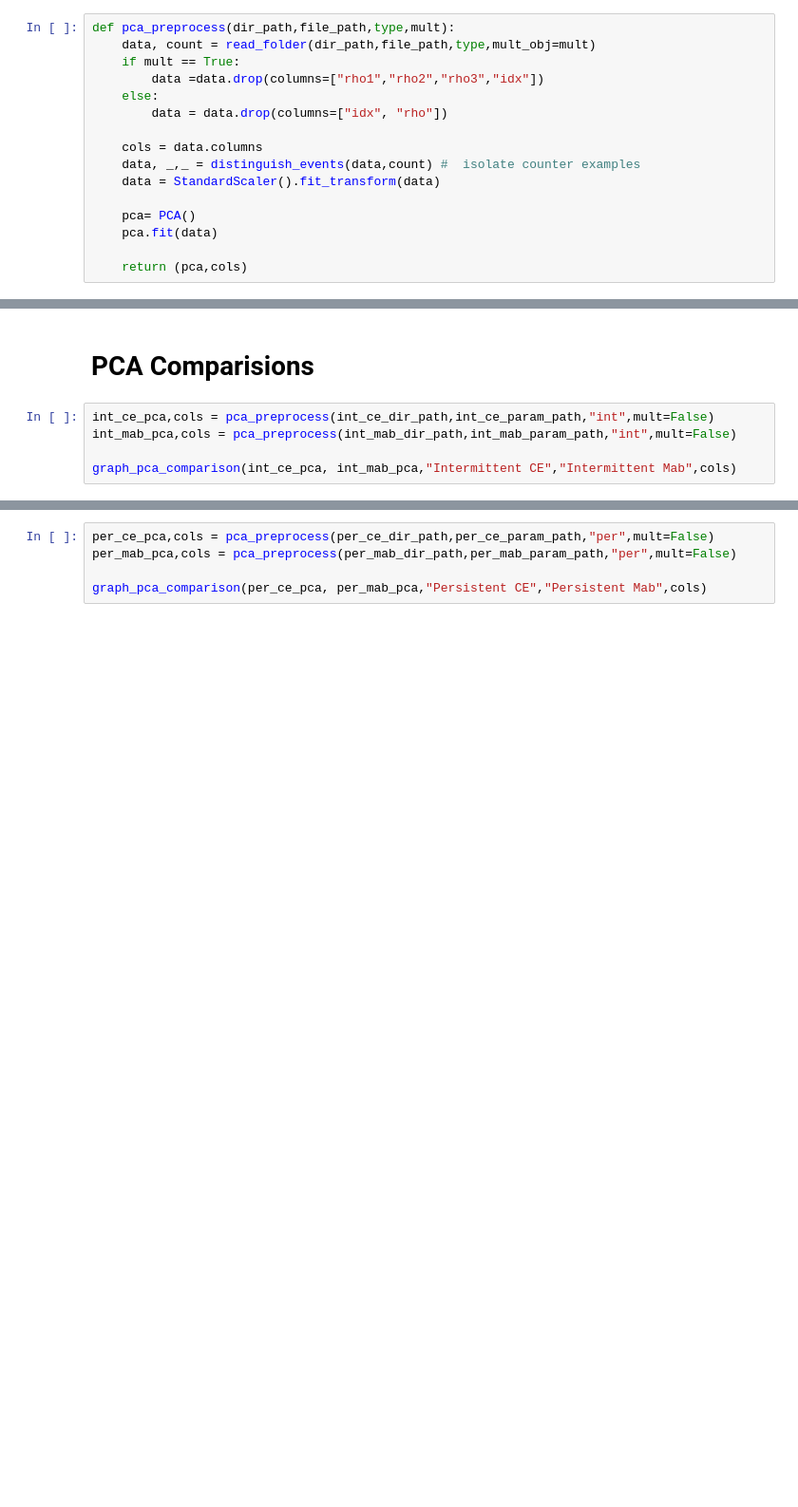
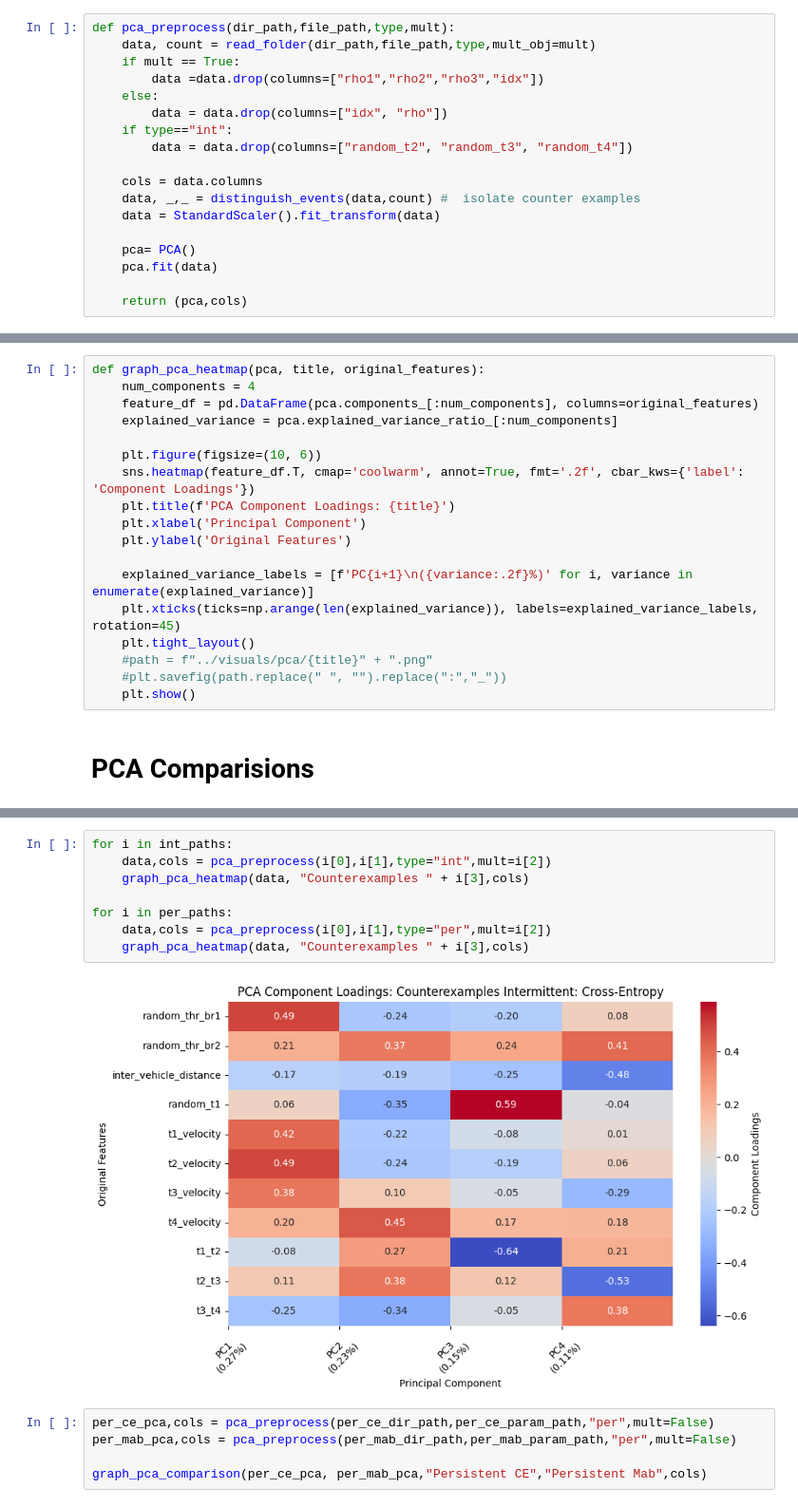
Before and after one commit to Kv139/acc_verifai, a Jupyter notebook: acc_verifai/scenarios-dddas/analyze_data.ipynb, the cells around one changed output, grey strips where cells are left out. Shown at 95% size. Drawn from its saved outputs; the diff is of its cells as text; blank space fills up the shorter version.

```diff
--- a/acc_verifai/scenarios-dddas/analyze_data.ipynb
+++ b/acc_verifai/scenarios-dddas/analyze_data.ipynb
@@ -611,6 +611,8 @@ def pca_preprocess(dir_path,file_path,type,mult):
         data =data.drop(columns=["rho1","rho2","rho3","idx"])
     else:
         data = data.drop(columns=["idx", "rho"])
+    if type=="int":
+        data = data.drop(columns=["random_t2", "random_t3", "random_t4"])
 
     cols = data.columns
     data, _,_ = distinguish_events(data,count) #  isolate counter examples
@@ -732,10 +734,23 @@ def graph_pca_variance(pca, title, original_features):
 
     # Show all plots
     plt.show()
+# %%
+def graph_pca_heatmap(pca, title, original_features):
+    num_components = 4
+    feature_df = pd.DataFrame(pca.components_[:num_components], columns=original_features)
+    explained_variance = pca.explained_variance_ratio_[:num_components]
+
+    plt.figure(figsize=(10, 6))
+    sns.heatmap(feature_df.T, cmap='coolwarm', annot=True, fmt='.2f', cbar_kws={'label': 'Component Loadings'})
+    plt.title(f'PCA Component Loadings: {title}')
+    plt.xlabel('Principal Component')
+    plt.ylabel('Original Features')
+
+    explained_variance_labels = [f'PC{i+1}\n({variance:.2f}%)' for i, variance in enumerate(explained_variance)]
+    plt.xticks(ticks=np.arange(len(explained_variance)), labels=explained_variance_labels, rotation=45)
+    plt.tight_layout()
+    #path = f"../visuals/pca/{title}" + ".png"
+    #plt.savefig(path.replace(" ", "").replace(":","_"))
+    plt.show()
 # %% [markdown]
 # PCA Comparisions
-# %%
-int_ce_pca,cols = pca_preprocess(int_ce_dir_path,int_ce_param_path,"int",mult=False)
-int_mab_pca,cols = pca_preprocess(int_mab_dir_path,int_mab_param_path,"int",mult=False)
-
-graph_pca_comparison(int_ce_pca, int_mab_pca,"Intermittent CE","Intermittent Mab",cols)
@@ -746,3 +757,13 @@ graph_pca_comparison(int_ce_pca, int_mab_pca,"Intermittent CE","Intermittent Mab
+# %%
+for i in int_paths:
+    data,cols = pca_preprocess(i[0],i[1],type="int",mult=i[2])
+    graph_pca_heatmap(data, "Counterexamples " + i[3],cols)
+
+for i in per_paths:
+    data,cols = pca_preprocess(i[0],i[1],type="per",mult=i[2])
+    graph_pca_heatmap(data, "Counterexamples " + i[3],cols)
+# %% [output]
+[figure, added]
 # %%
 per_ce_pca,cols = pca_preprocess(per_ce_dir_path,per_ce_param_path,"per",mult=False)
 per_mab_pca,cols = pca_preprocess(per_mab_dir_path,per_mab_param_path,"per",mult=False)
```
Also changed, not shown: parts of 5 cells of this notebook, 34 other files.
